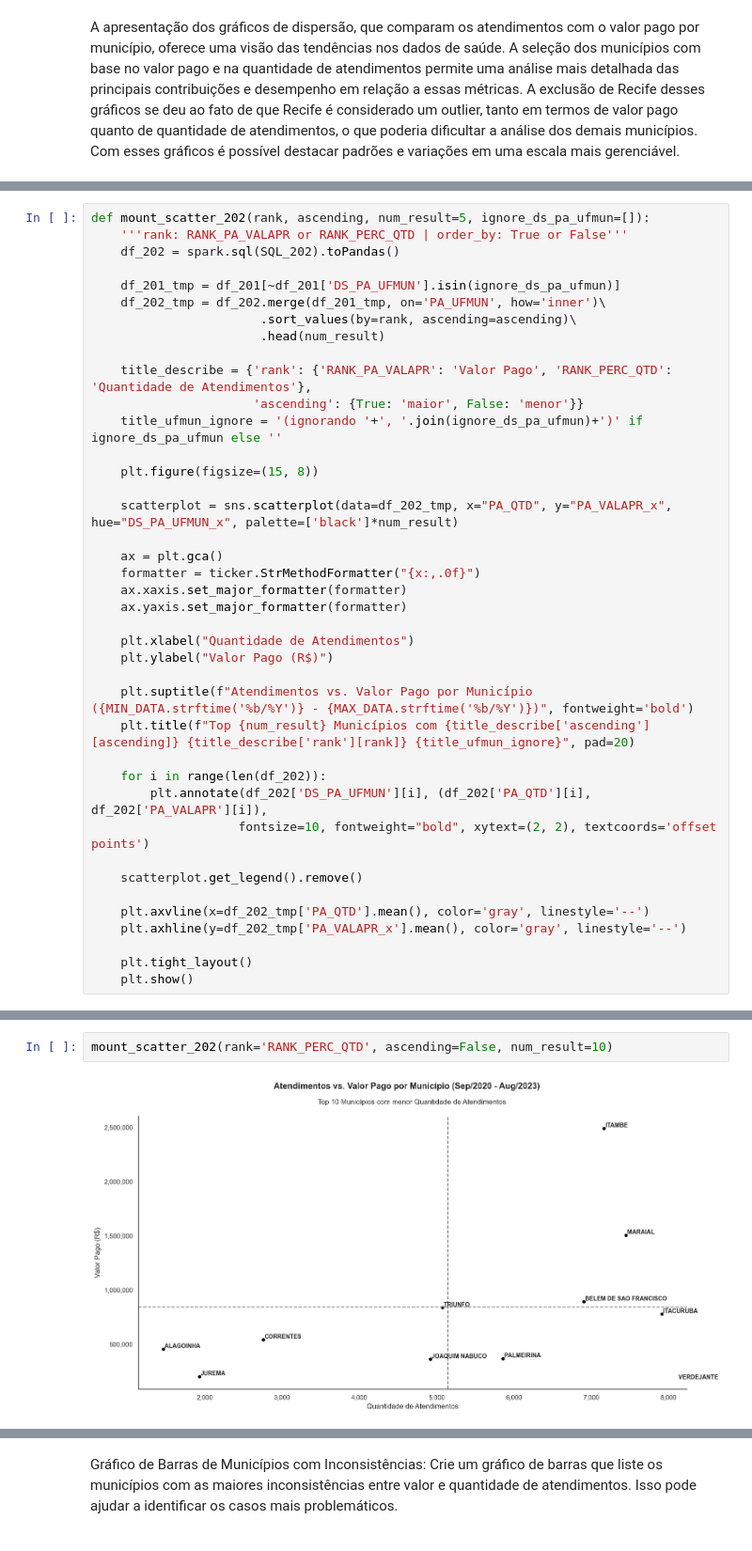
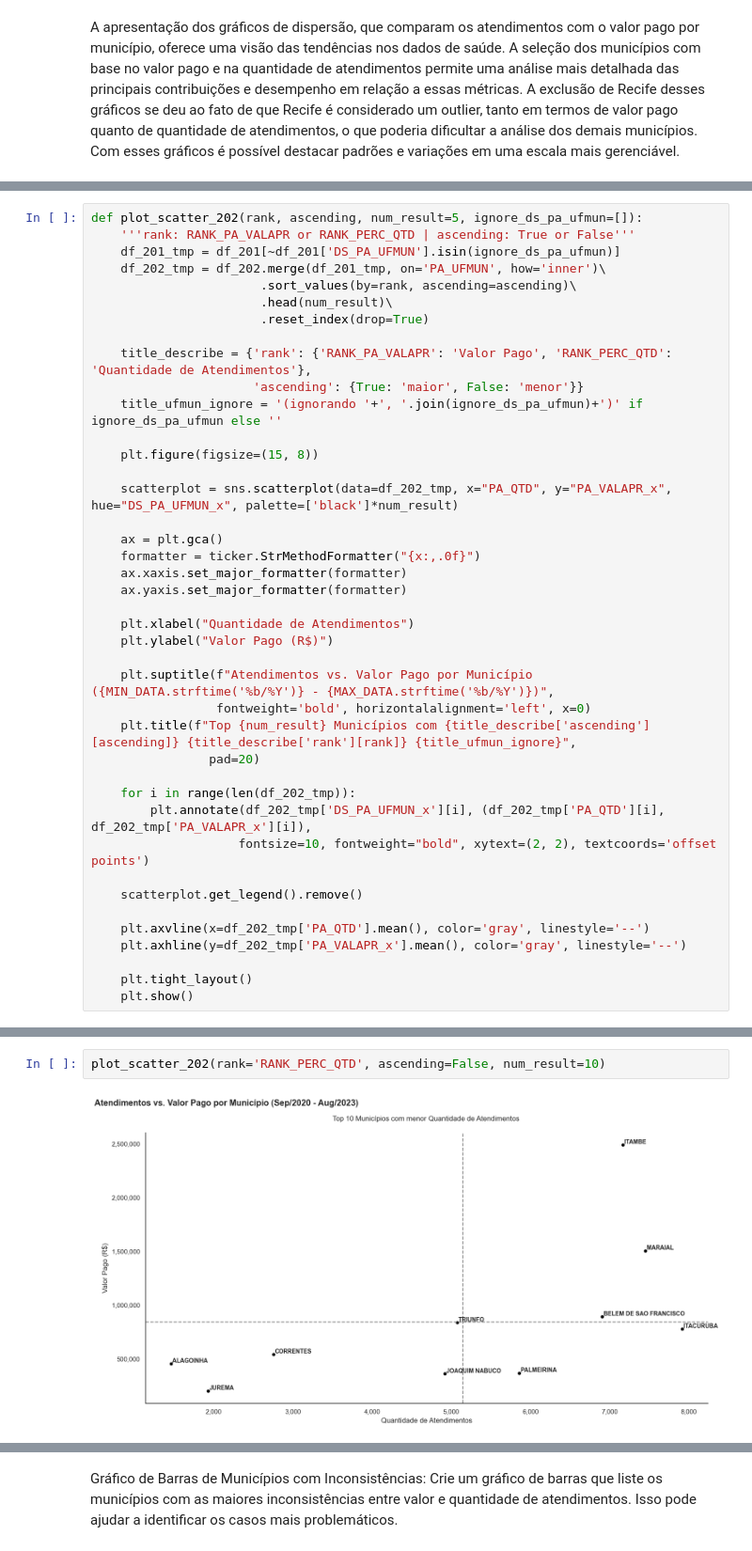
Before and after one commit to Vinicius-Luiz/etl_data_analisys_sia_python, a Jupyter notebook: 004_Data_Analysis.ipynb, the cells around one changed output, grey strips where cells are left out. Shown at 94% size. Saved outputs shown, nothing was run; the diff lists cells and outputs as text.

```diff
--- a/004_Data_Analysis.ipynb
+++ b/004_Data_Analysis.ipynb
@@ -493,12 +485,11 @@ SELECT PA_UFMUN
 # %%
-def mount_scatter_202(rank, ascending, num_result=5, ignore_ds_pa_ufmun=[]):
-    '''rank: RANK_PA_VALAPR or RANK_PERC_QTD | order_by: True or False'''
-    df_202 = spark.sql(SQL_202).toPandas()
-
+def plot_scatter_202(rank, ascending, num_result=5, ignore_ds_pa_ufmun=[]):
+    '''rank: RANK_PA_VALAPR or RANK_PERC_QTD | ascending: True or False'''
     df_201_tmp = df_201[~df_201['DS_PA_UFMUN'].isin(ignore_ds_pa_ufmun)]
     df_202_tmp = df_202.merge(df_201_tmp, on='PA_UFMUN', how='inner')\
                        .sort_values(by=rank, ascending=ascending)\
-                       .head(num_result)
+                       .head(num_result)\
+                       .reset_index(drop=True)
 
     title_describe = {'rank': {'RANK_PA_VALAPR': 'Valor Pago', 'RANK_PERC_QTD': 'Quantidade de Atendimentos'},
                       'ascending': {True: 'maior', False: 'menor'}}
@@ -516,11 +507,13 @@ def mount_scatter_202(rank, ascending, num_result=5, ignore_ds_pa_ufmun=[]):
     plt.xlabel("Quantidade de Atendimentos")
     plt.ylabel("Valor Pago (R$)")
 
-    plt.suptitle(f"Atendimentos vs. Valor Pago por Município ({MIN_DATA.strftime('%b/%Y')} - {MAX_DATA.strftime('%b/%Y')})", fontweight='bold')
-    plt.title(f"Top {num_result} Municípios com {title_describe['ascending'][ascending]} {title_describe['rank'][rank]} {title_ufmun_ignore}", pad=20)
+    plt.suptitle(f"Atendimentos vs. Valor Pago por Município ({MIN_DATA.strftime('%b/%Y')} - {MAX_DATA.strftime('%b/%Y')})",
+                 fontweight='bold', horizontalalignment='left', x=0)
+    plt.title(f"Top {num_result} Municípios com {title_describe['ascending'][ascending]} {title_describe['rank'][rank]} {title_ufmun_ignore}",
+                pad=20)
 
-    for i in range(len(df_202)):
-        plt.annotate(df_202['DS_PA_UFMUN'][i], (df_202['PA_QTD'][i], df_202['PA_VALAPR'][i]),
+    for i in range(len(df_202_tmp)):
+        plt.annotate(df_202_tmp['DS_PA_UFMUN_x'][i], (df_202_tmp['PA_QTD'][i], df_202_tmp['PA_VALAPR_x'][i]),
                     fontsize=10, fontweight="bold", xytext=(2, 2), textcoords='offset points')
 
     scatterplot.get_legend().remove()
@@ -541,5 +534,5 @@ mount_scatter_202(rank='RANK_PA_VALAPR', ascending=True, num_result=10, ignore_d
 # %%
-mount_scatter_202(rank='RANK_PERC_QTD', ascending=False, num_result=10)
+plot_scatter_202(rank='RANK_PERC_QTD', ascending=False, num_result=10)
 # %% [output]
-[figure, old version]
+[figure, new version]
 # %%
```
Also changed, not shown: parts of 31 cells of this notebook.
